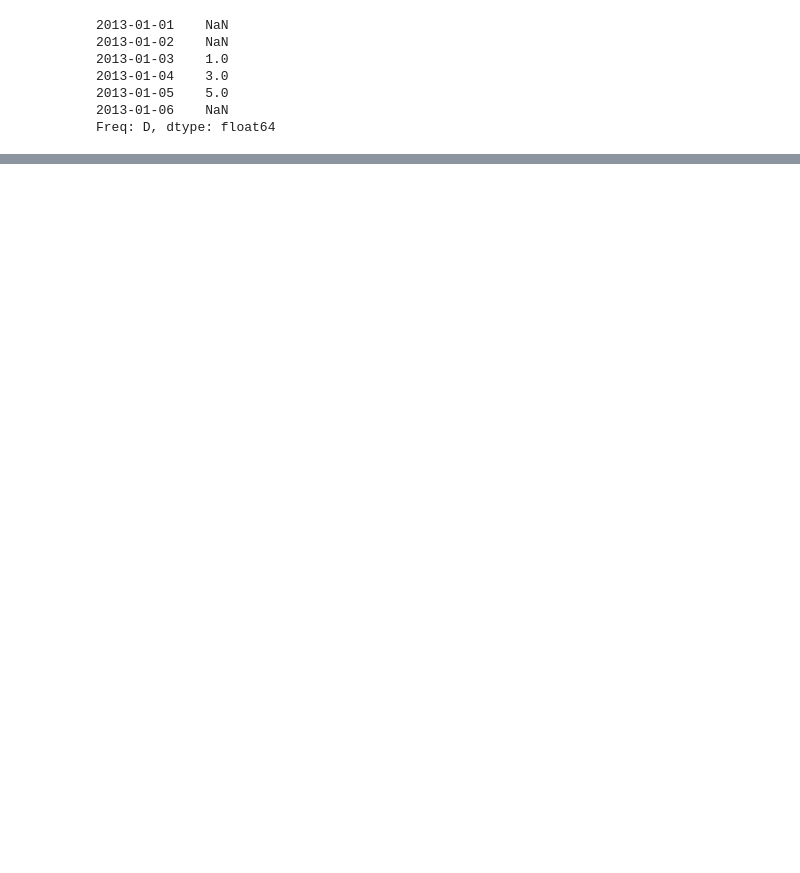
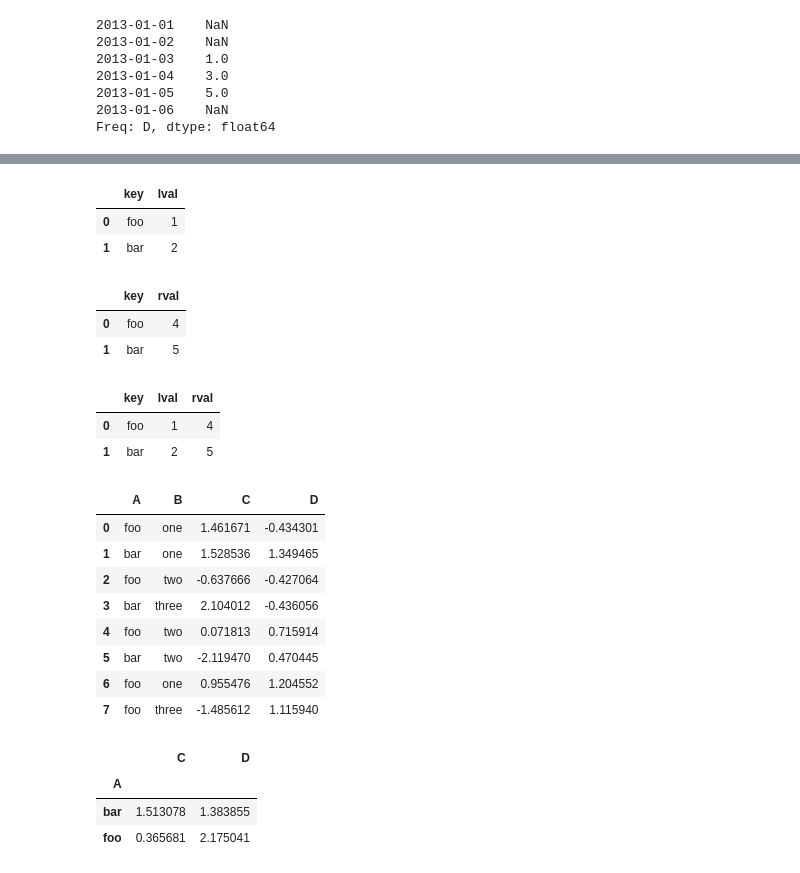
Before and after one commit to namsuhyeong/pandas, a Jupyter notebook: 10_minutes_to_pandas.ipynb, the cells around one changed output, grey strips where cells are left out. Saved outputs shown, nothing was run; the diff lists cells and outputs as text; code cells hidden in the pictures; blank space fills up the shorter version.

```diff
--- a/10_minutes_to_pandas.ipynb
+++ b/10_minutes_to_pandas.ipynb
@@ -460,0 +537,46 @@ Name: count, dtype: int64
+# %%
+left
+# %% [output]
+|  | key | lval |
+| 0 | foo | 1 |
+| 1 | bar | 2 |
+# %%
+right
+# %% [output]
+|  | key | rval |
+| 0 | foo | 4 |
+| 1 | bar | 5 |
+# %%
+pd.merge(left, right, on="key")
+# %% [output]
+|  | key | lval | rval |
+| 0 | foo | 1 | 4 |
+| 1 | bar | 2 | 5 |
+# %%
+df = pd.DataFrame(
+    {
+        "A": ["foo", "bar", "foo", "bar", "foo", "bar", "foo", "foo"],
+        "B": ["one", "one", "two", "three", "two", "two", "one", "three"],
+        "C": np.random.randn(8),
+        "D": np.random.randn(8),
+    }
+)
+# %%
+df
+# %% [output]
+|  | A | B | C | D |
+| 0 | foo | one | 1.461671 | -0.434301 |
+| 1 | bar | one | 1.528536 | 1.349465 |
+| 2 | foo | two | -0.637666 | -0.427064 |
+| 3 | bar | three | 2.104012 | -0.436056 |
+| 4 | foo | two | 0.071813 | 0.715914 |
+| 5 | bar | two | -2.119470 | 0.470445 |
+| 6 | foo | one | 0.955476 | 1.204552 |
+| 7 | foo | three | -1.485612 | 1.115940 |
+# %%
+df.groupby("A")[["C", "D"]].sum()
+# %% [output]
+|  | C | D |
+| A |  |  |
+| bar | 1.513078 | 1.383855 |
+| foo | 0.365681 | 2.175041 |
```
Also changed, not shown: parts of 52 cells of this notebook.
